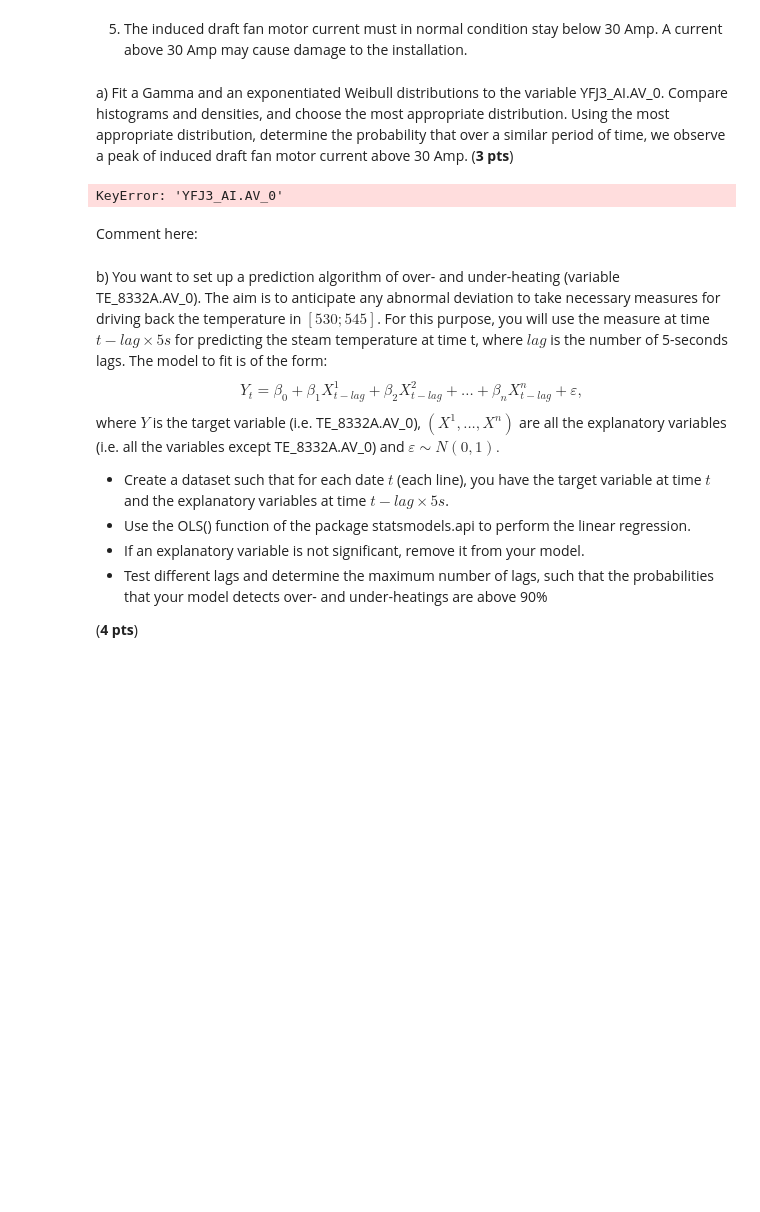
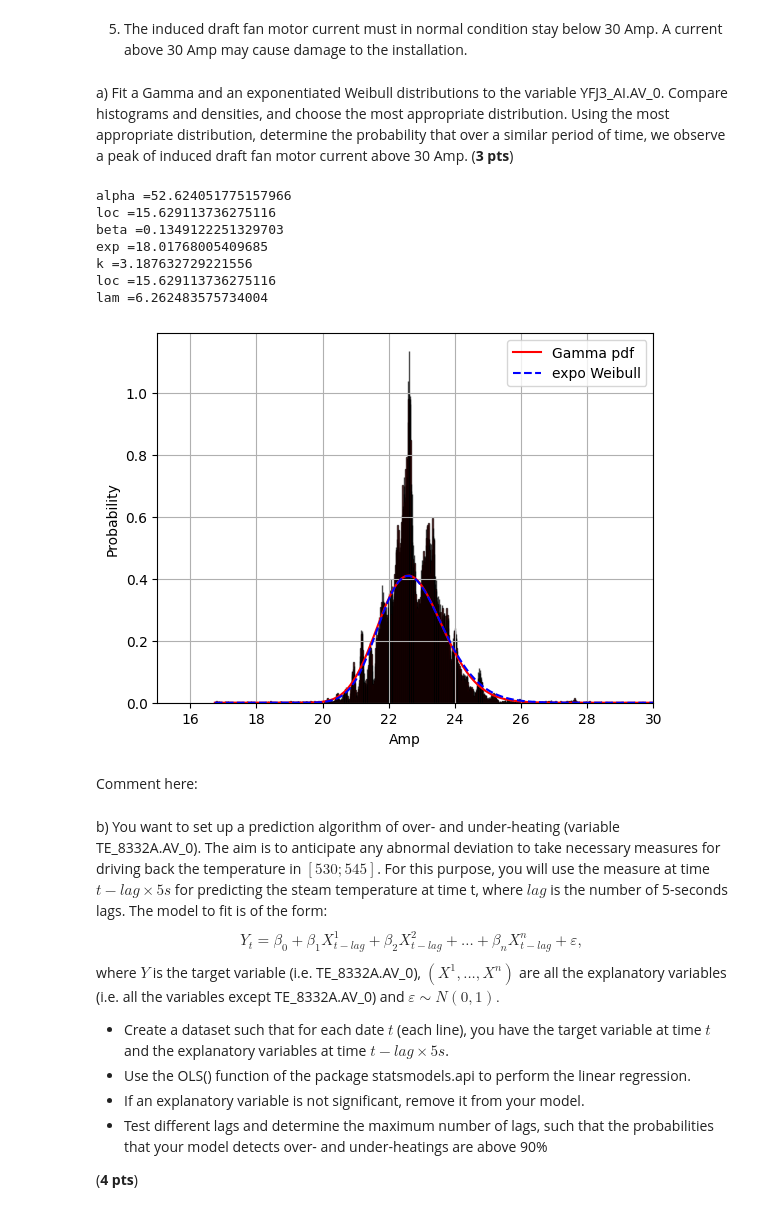
Before and after one commit to Johnny-prog270/Hackaton, a Jupyter notebook: Hackathon_1.ipynb, the cells around one changed output. Saved outputs shown, nothing was run; the diff lists cells and outputs as text; code cells hidden in the pictures; blank space fills up the shorter version.

```diff
--- a/Hackathon_1.ipynb
+++ b/Hackathon_1.ipynb
@@ -167,42 +167,74 @@ a) Fit a Gamma and an exponentiated Weibull distributions to the variable YFJ3_A
 #code here
 import scipy.stats as sc
 import pandas as pd
 import numpy as np
 import matplotlib.pyplot as plt
 data = pd.read_csv("./Boiler/data_boiler.csv")
-variable = data['YFJ3_AI.AV_0'].values
+variable = data['YFJ3_AI.AV_0#']
 
-n, bins, patches = plt.hist(variable, 30, density=1,facecolor='g', alpha=0.75)
+n, bins, patches = plt.hist(variable, bins=4000, density=True, color='red', edgecolor='black', alpha=0.7)
 plt.xlabel('Amp')
 plt.ylabel('Probability')
 plt.grid(True)
 
 # permet de trouver les paramètres pour que la fonction gamma fit le plus possible aux données
 alpha , loc, beta = sc.gamma.fit(variable)
+print("alpha =" +  str(alpha))
+print("loc ="+ str(loc))
+print("beta ="+ str(beta))
 
 # code permettant de tracer la fonction gamma qu'on a trouvé
-x = np.linspace(sc.gamma.ppf(0.01,scale=beta),
-                 sc.gamma.ppf(0.9,scale=beta), 100)
-sc.gamma.pdf(x,a=alpha,scale=beta)
-plt.plot(x, sc.gamma.pdf(x,a=alpha,scale=beta),
-        'b-', lw=2, alpha=0.6, label='Gamma pdf')
+x =  np.linspace(variable.min(), variable.max(), 300)
+G=sc.gamma.pdf(x,loc=loc,a=alpha,scale=beta)
+plt.plot(x, G,
+        'r-', label='Gamma pdf')
+
+# permet de trouver les paramètres pour que la fonction exponentielle Weibull fit le plus possible aux données
+(exp , k , locexpo, lam)= sc.exponweib.fit(variable)
+print("exp =" +  str(exp))
+print("k ="+ str(k))
+print("loc ="+ str(loc))
+print("lam ="+ str(lam))
+
+# code permettant de tracer la fonction exponentielle Weibull qu'on a trouvé
+G=sc.exponweib.pdf(x,exp,k,locexpo,lam)
+plt.plot(x, G,
+        'b--', label='expo Weibull')
+
+plt.legend()
+plt.xlim(15, 30)
 plt.show()
-#sc.exponweib()
+
 
 
 # mu=np.mean(variable)# calcul de la moyenne des données
 # S=np.std(variable)# calcul de l'écart type
 # # on match les moments pour une fonction gamma
 # alpha=(mu**2)/(S**2)
 # beta=(S**2)/mu
 # x = np.linspace(sc.gamma.ppf(0.01,scale=beta),
 #                  sc.gamma.ppf(0.9,scale=beta), 100)
 # sc.gamma.pdf(x,a=alpha,scale=beta)
 # plt.plot(x, sc.gamma.pdf(x,a=alpha,scale=beta),
 #         'b-', lw=2, alpha=0.6, label='Gamma pdf')
 # plt.show()
+
+# alpha =52.624051775157966
+# loc =15.629113736275116
+# beta =0.1349122251329703
+# exp =18.01768005409685
+# k =3.187632729221556
+# loc =15.629113736275116
+# lam =6.262483575734004
 # %% [output]
-KeyError: 'YFJ3_AI.AV_0'
+alpha =52.624051775157966
+loc =15.629113736275116
+beta =0.1349122251329703
+exp =18.01768005409685
+k =3.187632729221556
+loc =15.629113736275116
+lam =6.262483575734004
+[figure, added]
 # %% [markdown]
 Comment here:
 # %% [markdown]
```
Also changed, not shown: 1 other file.
